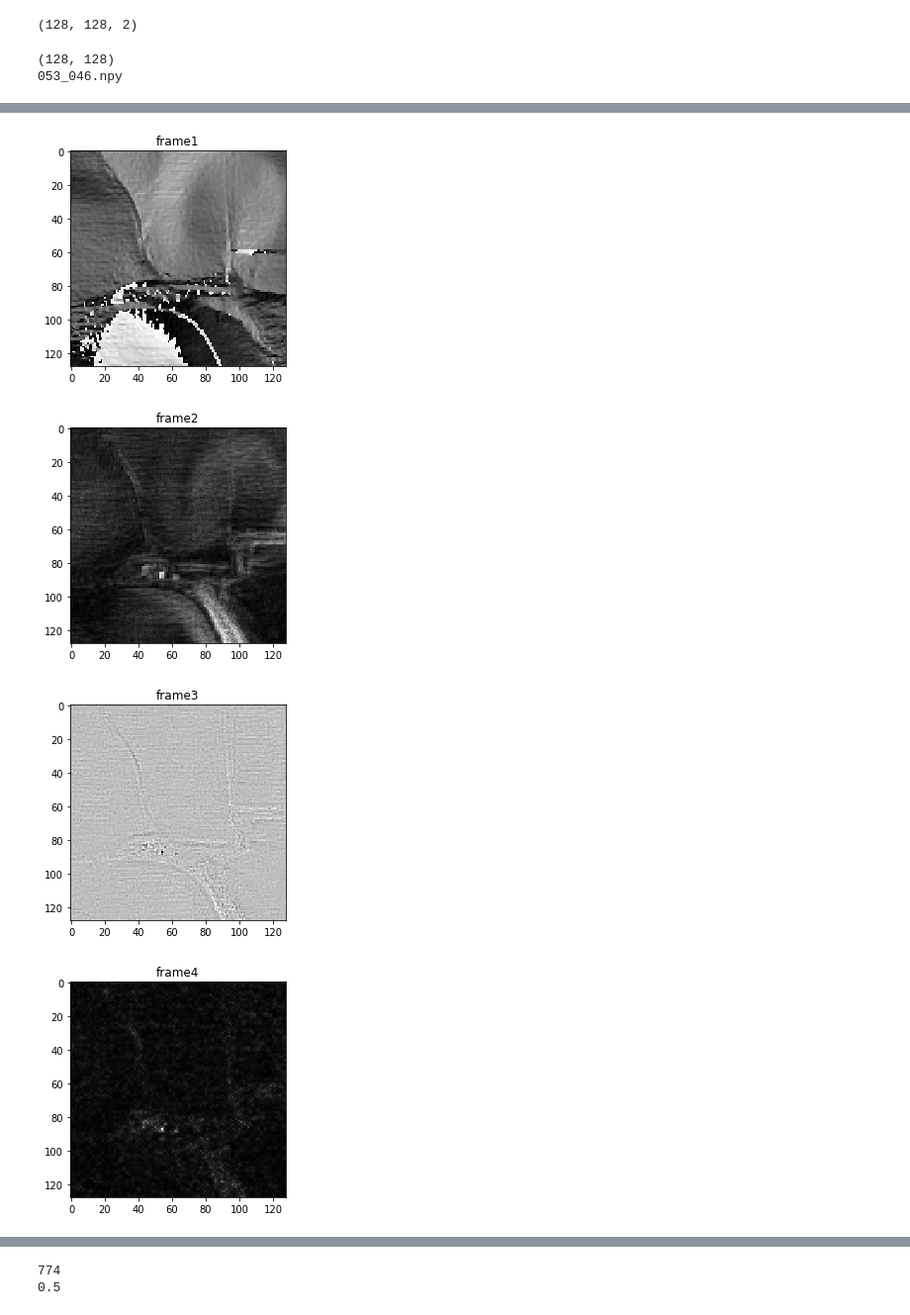
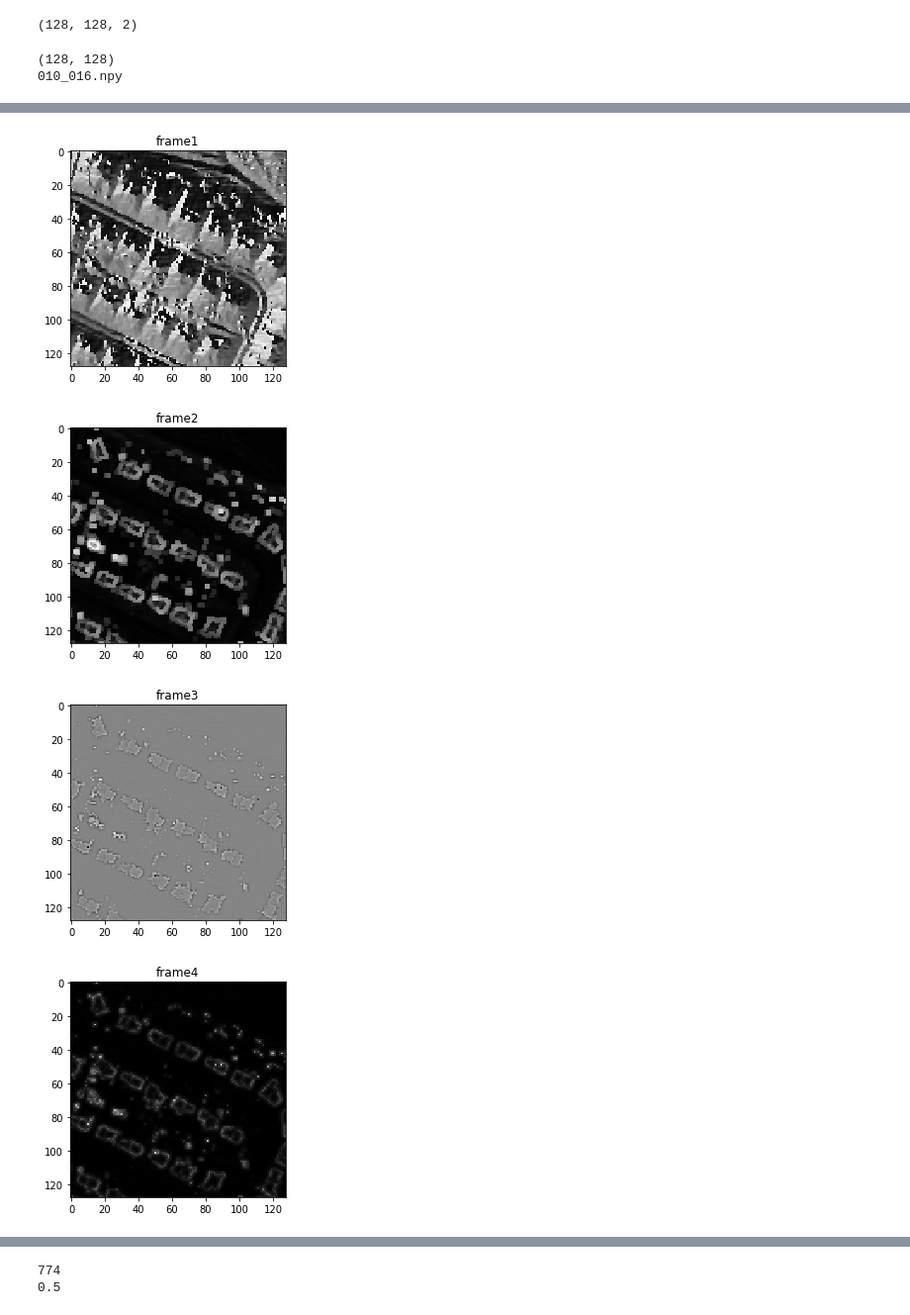
Before and after one commit to Chen-Yifan/DEM_segmentation, a Jupyter notebook: notebook/vis.ipynb, the cells around one changed output, grey strips where cells are left out. Shown at 99% size. Cells and saved outputs as stored; diff of their text form; code cells hidden in the pictures.

```diff
--- a/notebook/vis.ipynb
+++ b/notebook/vis.ipynb
@@ -1,8 +1,8 @@
 # %%
 import os
-results_dir = '/home/yifanc3/results/800w_unetAdal_cv5_128_100ep/0/prediction'# iou = 69%
-test_mask_dir = '/home/yifanc3/results/800w_unetAdal_cv5_128_100ep/0/mask'
-test_frame_dir = '/home/yifanc3/results/800w_unetAdal_cv5_128_100ep/0/frame'
+results_dir = '/home/yifanc3/results/300w_unetAdam_cv5_128_100ep_v2/0/prediction'# iou = 69%
+test_mask_dir = '/home/yifanc3/results/300w_unetAdam_cv5_128_100ep_v2/0/mask'
+test_frame_dir = '/home/yifanc3/results/300w_unetAdam_cv5_128_100ep_v2/0/frame'
 # plot_dir = '/home/yifanc3/segmentation_v2/DEM_segmentation/'
 
 
@@ -61,7 +61,7 @@ def vis(i):
 
     plt.show()
 # %%
-vis(221)
+vis(23)
 # %% [output]
 (128, 128)
-053_046.npy
+010_016.npy
@@ -69,4 +69,4 @@ vis(221)
-[figure, old version]
+[figure, new version]
-[figure, old version]
+[figure, new version]
-[figure, old version]
+[figure, new version]
-[figure, old version]
+[figure, new version]
```
Also changed, not shown: parts of 1 cell of this notebook, 10 other files.
